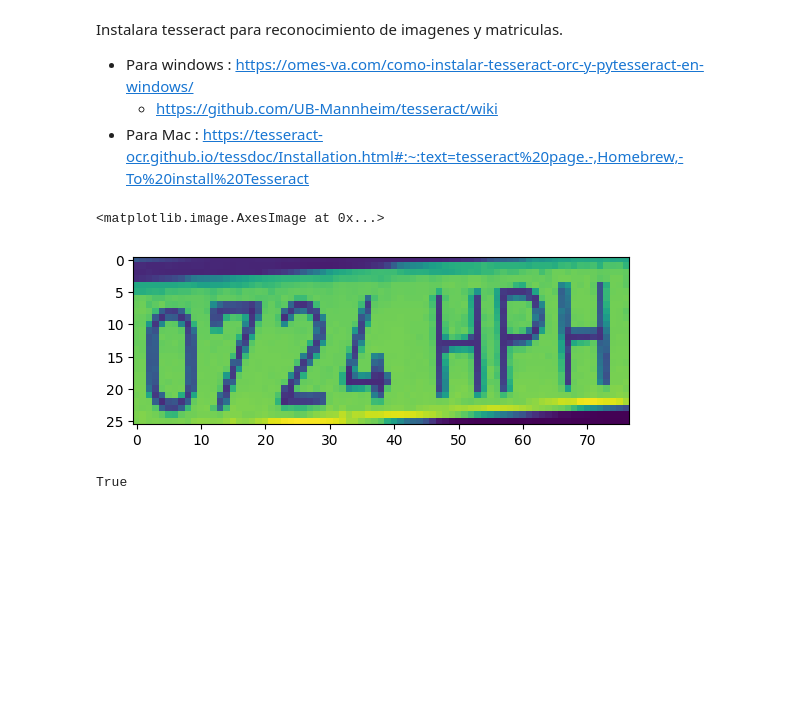
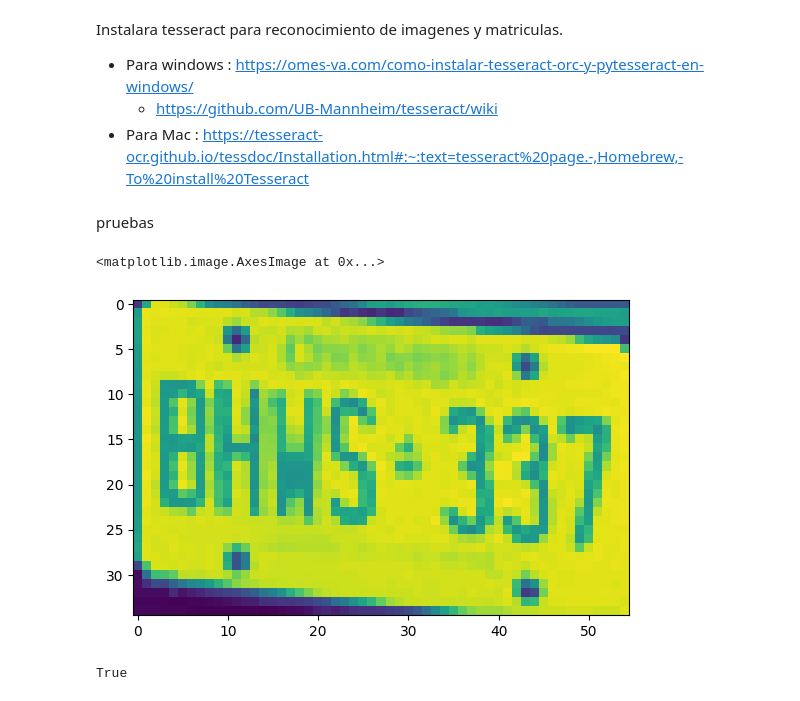
Before and after one commit to svalencia-romero/taller_opencv_thebridge_09_23, a Jupyter notebook: Notebooks/plates.ipynb, the cells around one changed output. Saved outputs shown, nothing was run; the diff lists cells and outputs as text; code cells hidden in the pictures; blank space fills up the shorter version.

```diff
--- a/Notebooks/plates.ipynb
+++ b/Notebooks/plates.ipynb
@@ -34,7 +34,7 @@
 En resumen, la conversión de BGR a RGB es necesaria para mostrar los colores correctamente en matplotlib, ya que esta biblioteca espera la convención RGB para la representación de colores.
 # %%
 # Convertimos la imagen a Rojo, Verde y Azul y asi la mostramos original
-img = cv.imread('../static/plateseat.jpg')
+img = cv.imread('../img/plates/bentley.jpeg')
 img = cv.cvtColor(img, cv.COLOR_BGR2RGB)
 plt.imshow(img);
 # %% [output]
@@ -198,19 +200,21 @@ Instalara tesseract para reconocimiento de imagenes y matriculas.
 - Para windows :  https://omes-va.com/como-instalar-tesseract-orc-y-pytesseract-en-windows/
     - https://github.com/UB-Mannheim/tesseract/wiki
 - Para Mac :  https://tesseract-ocr.github.io/tessdoc/Installation.html#:~:text=tesseract%20page.-,Homebrew,-To%20install%20Tesseract
+# %% [markdown]
+pruebas
 # %%
 indices = np.where(mask == 255)
 x = indices[0]
 y = indices[1]
 (topx, topy) = (np.min(x), np.min(y))
 (bottomx, bottomy) = (np.max(x), np.max(y))
 # Topx +1 recortamos desde arriba, Bottomx +1 alargamos hacia abajo (Vertical)
 # Topy +1 acorta hacia la derecha, Bottomy +1 alarga hacia la derecha (Horizontal)
-Cropped = gray[topx:bottomx, topy+35:bottomy]
+Cropped = gray[topx:bottomx, topy:bottomy]
 plt.imshow(Cropped)
 # %% [output]
 <matplotlib.image.AxesImage at 0x...>
-[figure, old version]
+[figure, new version]
 # %%
 cv.imwrite('figure5.png', Cropped)
 # %% [output]
```
Also changed, not shown: parts of 18 cells of this notebook, 5 other files.
